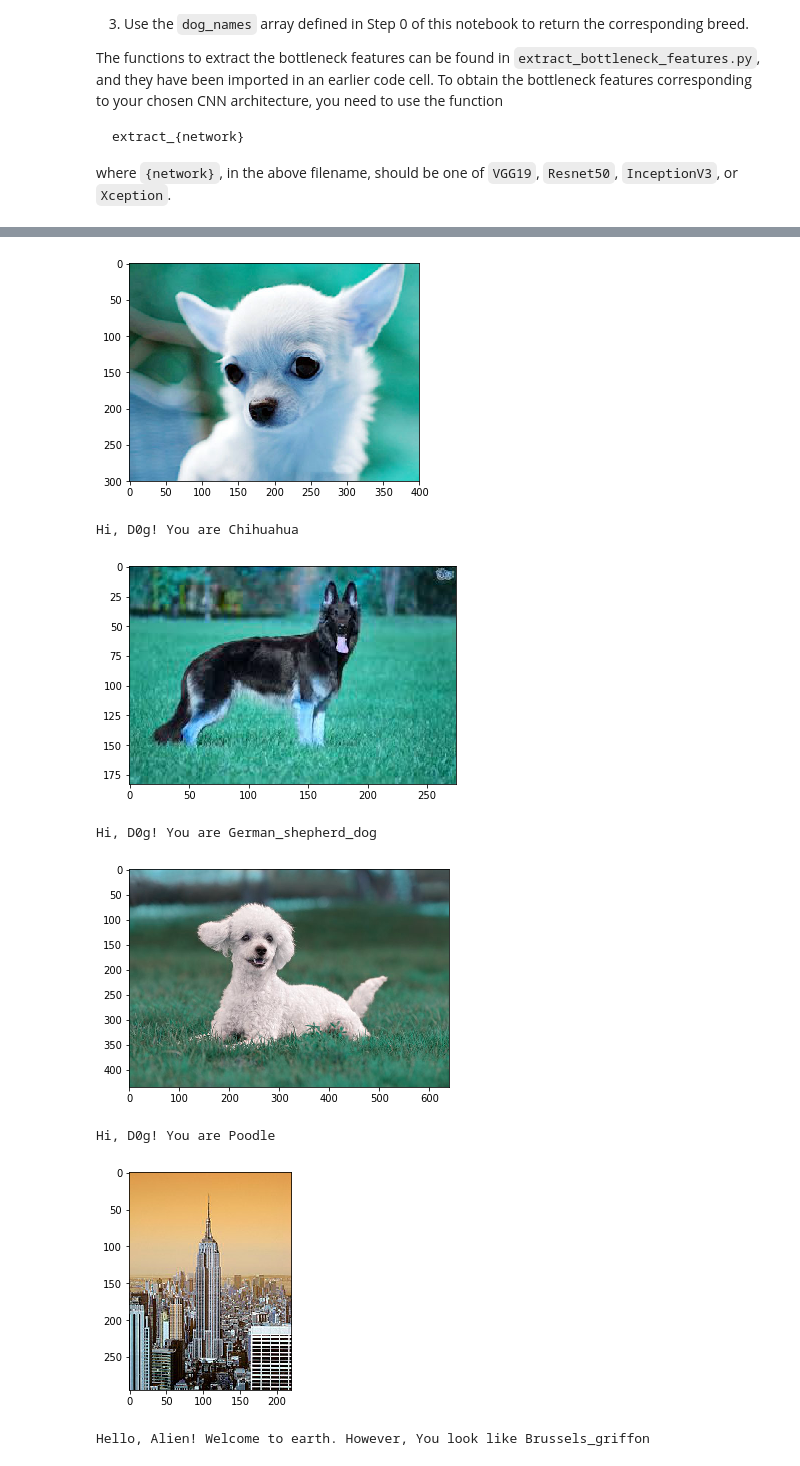
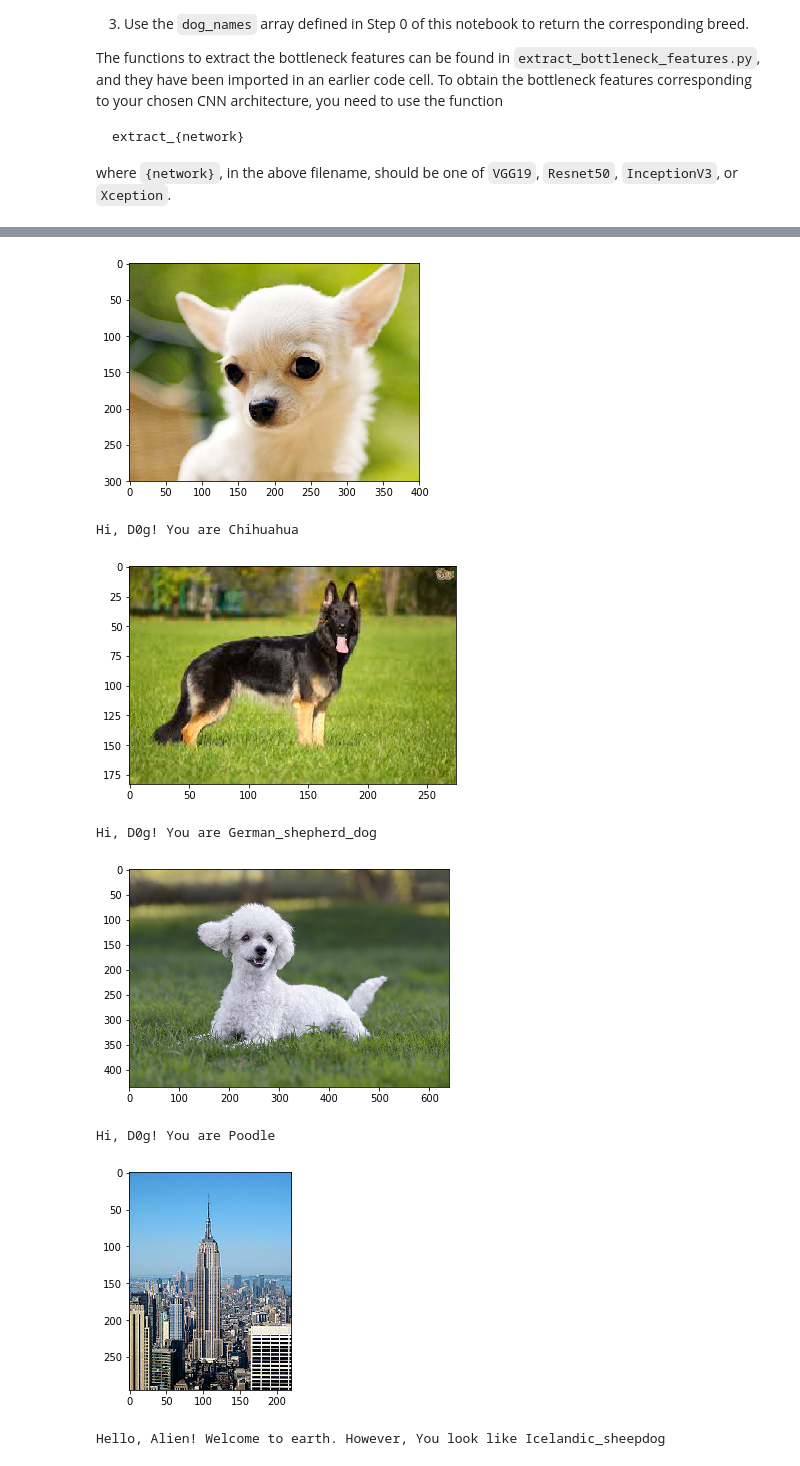
Before and after one commit to kunato/dog-project, a Jupyter notebook: dog_app.ipynb, the cells around one changed output, grey strips where cells are left out. Cells and saved outputs as stored; diff of their text form; code cells hidden in the pictures.

Commit message:
fixing color channels on ipynb

```diff
--- a/dog_app.ipynb
+++ b/dog_app.ipynb
@@ -737,29 +738,32 @@ We can improve the algorithm by
 # %%
 %matplotlib inline
+import numpy as np
 import matplotlib.pyplot as plt
+import cv2
 test_imgs = np.array(['test_img/Chihuahua-1.jpg',
                       'test_img/german_shepherd.jpeg',
                       'test_img/poodle.jpg',
                       'test_img/Empire_State_Building.jpg',
                       'test_img/IMG_20170822_152525.png',
                       'test_img/german_shepherd2.jpeg',
                       'test_img/me1.jpg',
                       'test_img/me2.jpg'
                      ])
 
 for test_img in test_imgs:
     plt.figure()
     img = cv2.imread(test_img)
+    img = cv2.cvtColor(img, cv2.COLOR_BGR2RGB)
     img = img.astype('float32')/255
     plt.imshow(img)
     plt.show()
     predictImage(test_img)
 # %% [output]
-[figure, old version]
+[figure, new version]
 Hi, D0g! You are Chihuahua
-[figure, old version]
+[figure, new version]
 Hi, D0g! You are German_shepherd_dog
-[figure, old version]
+[figure, new version]
 Hi, D0g! You are Poodle
-[figure, old version]
+[figure, new version]
-Hello, Alien! Welcome to earth. However, You look like Brussels_griffon
+Hello, Alien! Welcome to earth. However, You look like Icelandic_sheepdog
```
Also changed, not shown: parts of 8 cells of this notebook.
